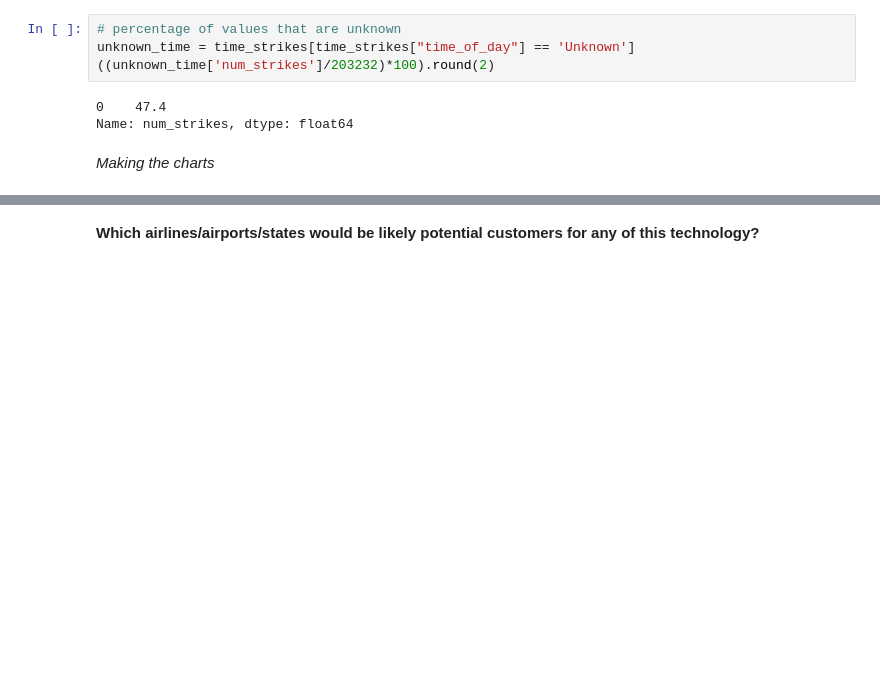
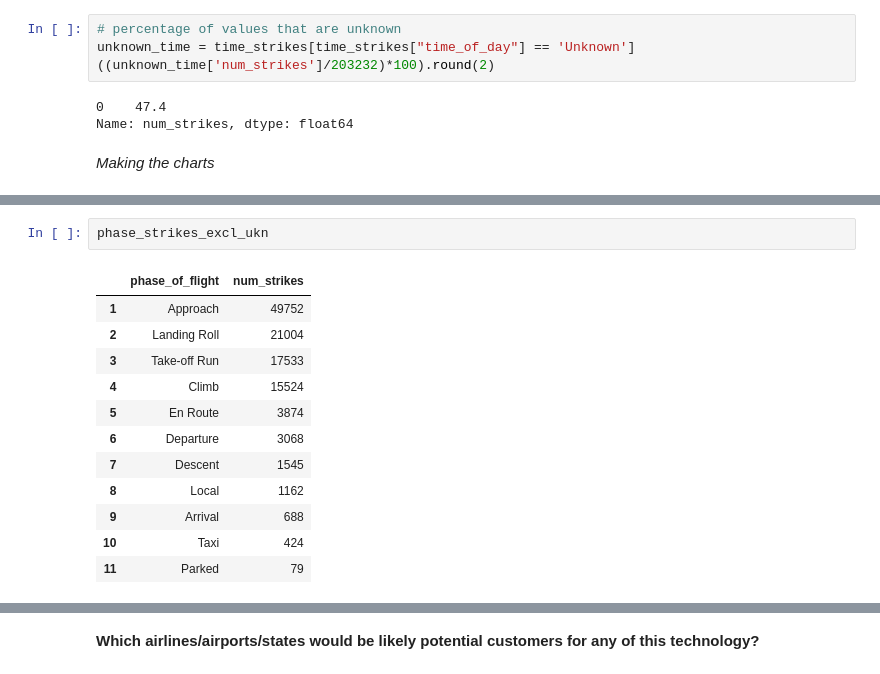
Before and after one commit to najma2hsn/Assessment-Data-Analysis-Fundamentals-Week-2, a Jupyter notebook: wildlife-strike-analysis.ipynb, the cells around one changed output, grey strips where cells are left out. Drawn from its saved outputs; the diff is of its cells as text; blank space fills up the shorter version.

```diff
--- a/wildlife-strike-analysis.ipynb
+++ b/wildlife-strike-analysis.ipynb
@@ -294,0 +296,15 @@ _Making the charts_
+# %%
+phase_strikes_excl_ukn
+# %% [output]
+|  | phase_of_flight | num_strikes |
+| 1 | Approach | 49752 |
+| 2 | Landing Roll | 21004 |
+| 3 | Take-off Run | 17533 |
+| 4 | Climb | 15524 |
+| 5 | En Route | 3874 |
+| 6 | Departure | 3068 |
+| 7 | Descent | 1545 |
+| 8 | Local | 1162 |
+| 9 | Arrival | 688 |
+| 10 | Taxi | 424 |
+| 11 | Parked | 79 |
```
Also changed, not shown: parts of 15 cells of this notebook.
